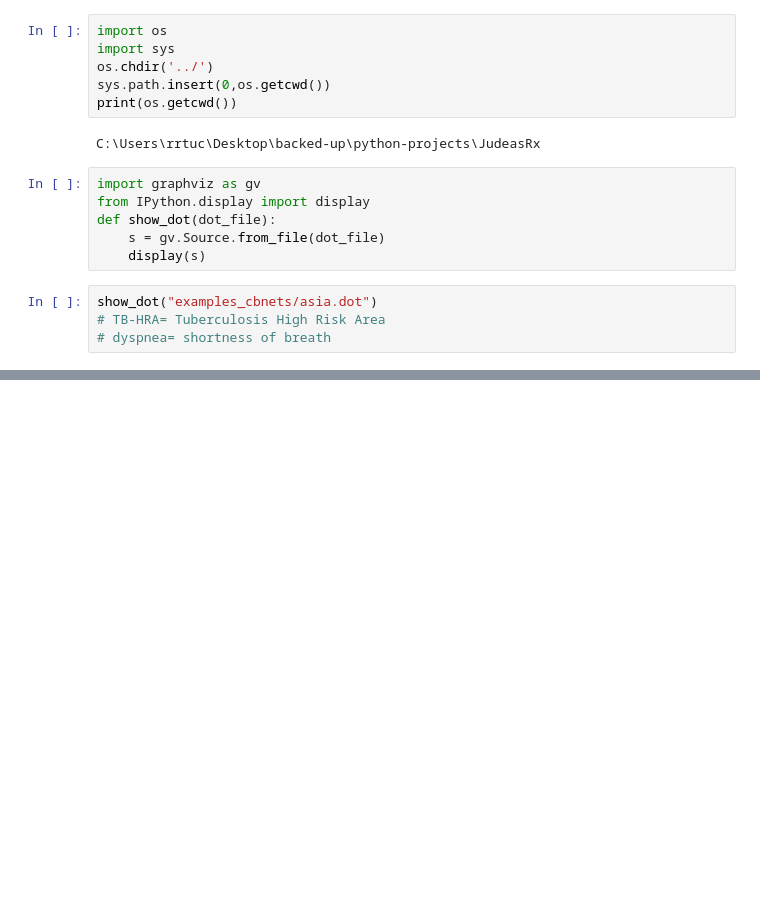
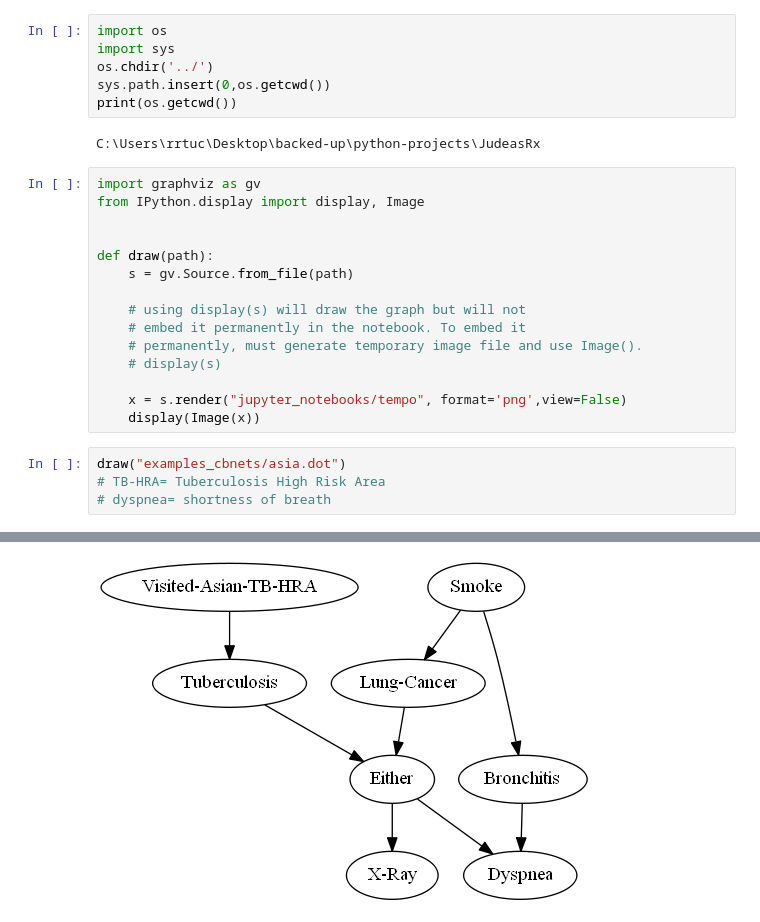
Before and after one commit to rrtucci/JudeasRx, a Jupyter notebook: jupyter_notebooks/plotting_dot_files.ipynb, the cells around one changed output, grey strips where cells are left out. Cells and saved outputs as stored; diff of their text form; blank space fills up the shorter version.

```diff
--- a/jupyter_notebooks/plotting_dot_files.ipynb
+++ b/jupyter_notebooks/plotting_dot_files.ipynb
@@ -18,14 +18,23 @@ sys.path.insert(0,os.getcwd())
 print(os.getcwd())
 # %% [output]
 C:\Users\rrtuc\Desktop\backed-up\python-projects\JudeasRx
-# %%
-import graphviz as gv
-from IPython.display import display
-def show_dot(dot_file):
-    s = gv.Source.from_file(dot_file)
-    display(s)
+# %%
+import graphviz as gv
+from IPython.display import display, Image
+
+
+def draw(path):
+    s = gv.Source.from_file(path)
+
+    # using display(s) will draw the graph but will not
+    # embed it permanently in the notebook. To embed it
+    # permanently, must generate temporary image file and use Image().
+    # display(s)
+
+    x = s.render("jupyter_notebooks/tempo", format='png',view=False)
+    display(Image(x))
 # %%
-show_dot("examples_cbnets/asia.dot")
+draw("examples_cbnets/asia.dot")
 # TB-HRA= Tuberculosis High Risk Area
 # dyspnea= shortness of breath
 # %% [output]
@@ -33 +41,2 @@ show_dot("examples_cbnets/asia.dot")
+[figure, added]
 # %%
```
Also changed, not shown: parts of 2 cells of this notebook, 1 other file.
